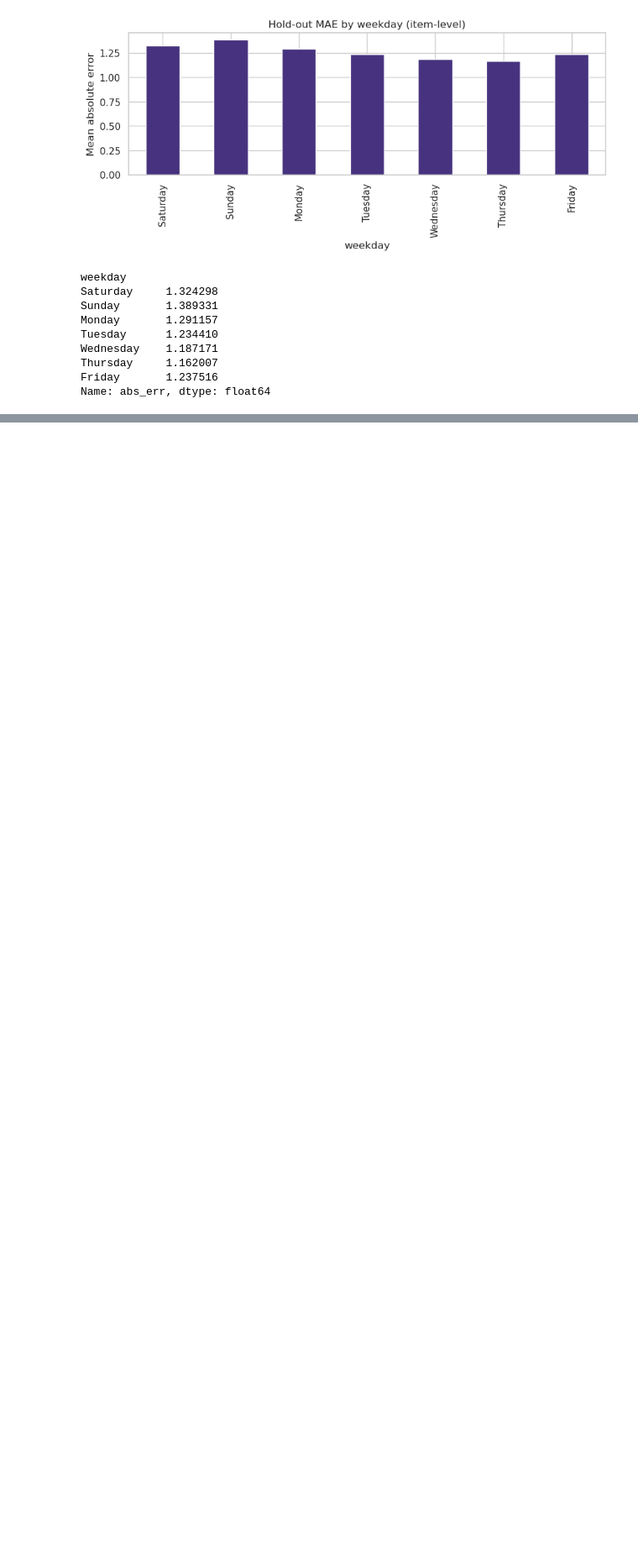
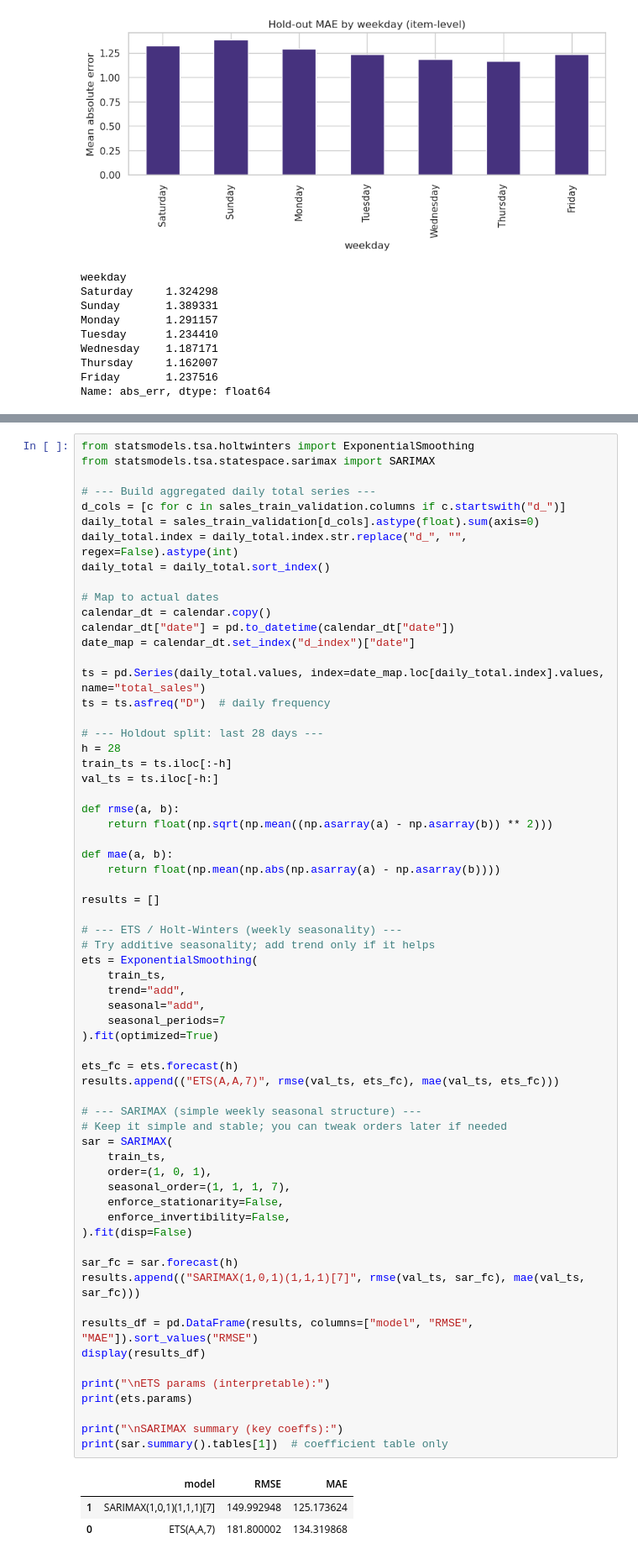
Before and after one commit to meralegre/forecasting_final_project, a Jupyter notebook: forecasting.ipynb, the cells around one changed output, grey strips where cells are left out. Shown at 84% size. Cells and saved outputs as stored; diff of their text form; blank space fills up the shorter version.

```diff
--- a/forecasting.ipynb
+++ b/forecasting.ipynb
@@ -768,0 +934,68 @@ Name: abs_err, dtype: float64
+# %%
+from statsmodels.tsa.holtwinters import ExponentialSmoothing
+from statsmodels.tsa.statespace.sarimax import SARIMAX
+
+# --- Build aggregated daily total series ---
+d_cols = [c for c in sales_train_validation.columns if c.startswith("d_")]
+daily_total = sales_train_validation[d_cols].astype(float).sum(axis=0)
+daily_total.index = daily_total.index.str.replace("d_", "", regex=False).astype(int)
+daily_total = daily_total.sort_index()
+
+# Map to actual dates
+calendar_dt = calendar.copy()
+calendar_dt["date"] = pd.to_datetime(calendar_dt["date"])
+date_map = calendar_dt.set_index("d_index")["date"]
+
+ts = pd.Series(daily_total.values, index=date_map.loc[daily_total.index].values, name="total_sales")
+ts = ts.asfreq("D")  # daily frequency
+
+# --- Holdout split: last 28 days ---
+h = 28
+train_ts = ts.iloc[:-h]
+val_ts = ts.iloc[-h:]
+
+def rmse(a, b):
+    return float(np.sqrt(np.mean((np.asarray(a) - np.asarray(b)) ** 2)))
+
+def mae(a, b):
+    return float(np.mean(np.abs(np.asarray(a) - np.asarray(b))))
+
+results = []
+
+# --- ETS / Holt-Winters (weekly seasonality) ---
+# Try additive seasonality; add trend only if it helps
+ets = ExponentialSmoothing(
+    train_ts,
+    trend="add",
+    seasonal="add",
+    seasonal_periods=7
+).fit(optimized=True)
+
+ets_fc = ets.forecast(h)
+results.append(("ETS(A,A,7)", rmse(val_ts, ets_fc), mae(val_ts, ets_fc)))
+
+# --- SARIMAX (simple weekly seasonal structure) ---
+# Keep it simple and stable; you can tweak orders later if needed
+sar = SARIMAX(
+    train_ts,
+    order=(1, 0, 1),
+    seasonal_order=(1, 1, 1, 7),
+    enforce_stationarity=False,
+    enforce_invertibility=False,
+).fit(disp=False)
+
+sar_fc = sar.forecast(h)
+results.append(("SARIMAX(1,0,1)(1,1,1)[7]", rmse(val_ts, sar_fc), mae(val_ts, sar_fc)))
+
+results_df = pd.DataFrame(results, columns=["model", "RMSE", "MAE"]).sort_values("RMSE")
+display(results_df)
+
+print("\nETS params (interpretable):")
+print(ets.params)
+
+print("\nSARIMAX summary (key coeffs):")
+print(sar.summary().tables[1])  # coefficient table only
+# %% [output]
+|  | model | RMSE | MAE |
+| 1 | SARIMAX(1,0,1)(1,1,1)[7] | 149.992948 | 125.173624 |
+| 0 | ETS(A,A,7) | 181.800002 | 134.319868 |
```
Also changed, not shown: parts of 10 cells of this notebook.
